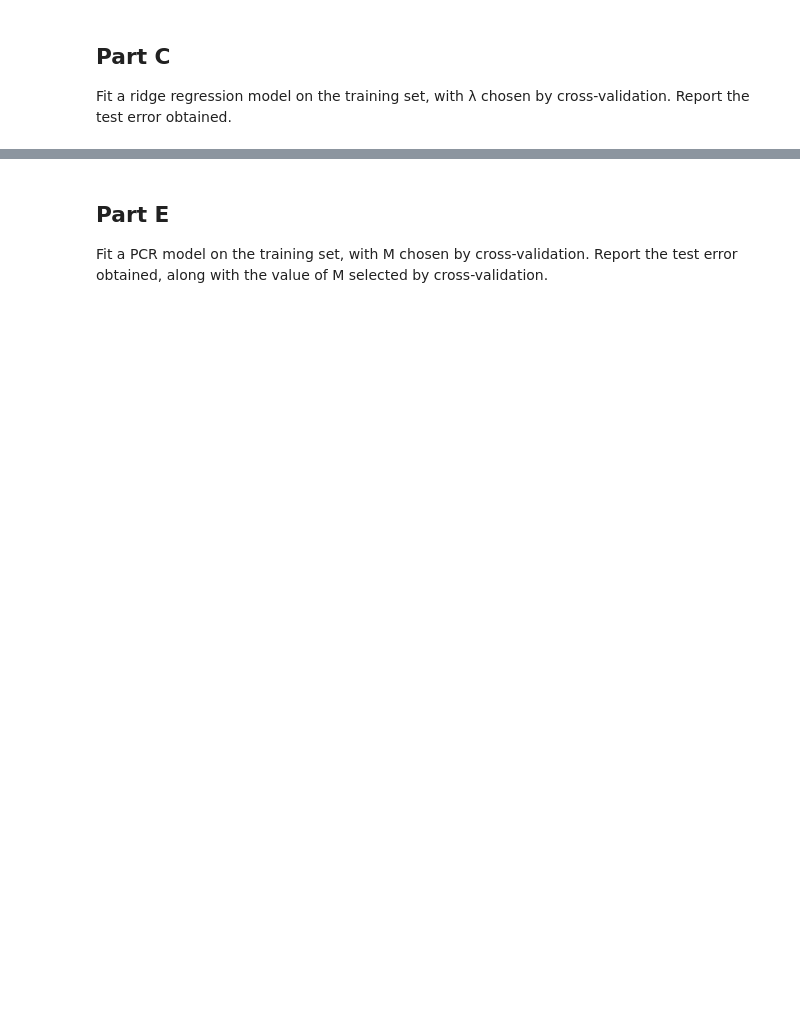
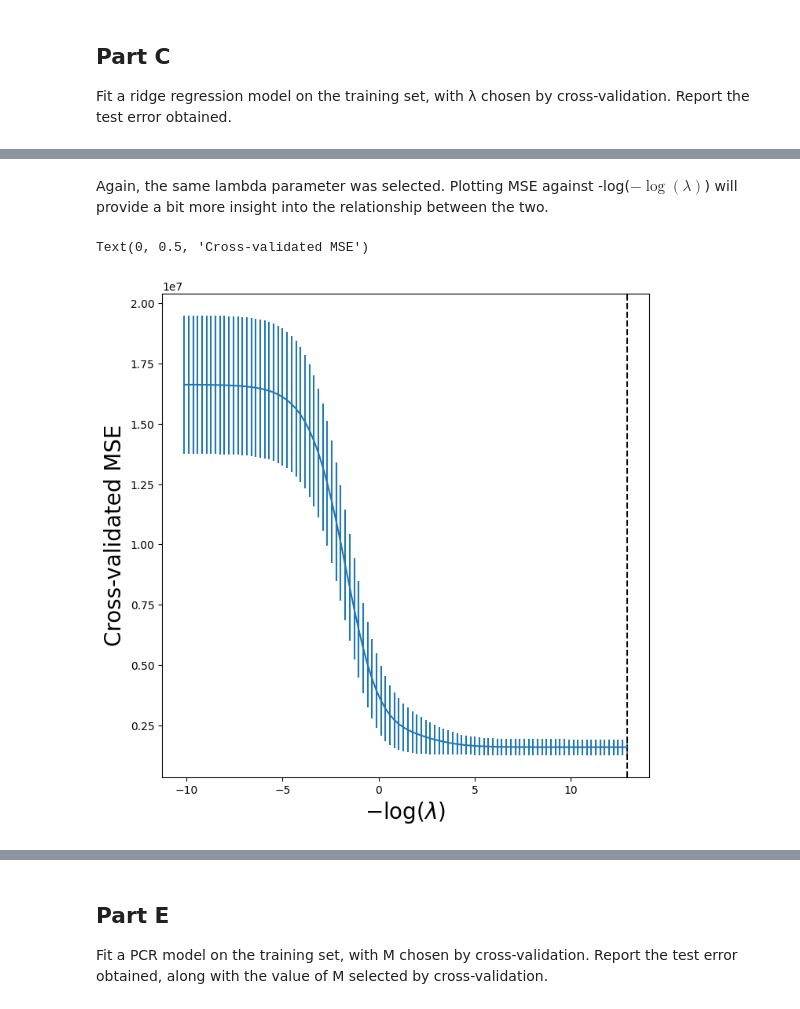
Before and after one commit to rcwaterman/DSE6111, a Jupyter notebook: Module_5/Chapter_6_Exercises/Chapter_6_Exercises.ipynb, the cells around one changed output, grey strips where cells are left out. Drawn from its saved outputs; the diff is of its cells as text; code cells hidden in the pictures; blank space fills up the shorter version.

```diff
--- a/Module_5/Chapter_6_Exercises/Chapter_6_Exercises.ipynb
+++ b/Module_5/Chapter_6_Exercises/Chapter_6_Exercises.ipynb
@@ -52,0 +416,5 @@ Fit a ridge regression model on the training set, with λ chosen by cross-valida
+# %%
+K = 5
+kfold = skm.KFold(K,
+                random_state=0,
+                shuffle=True)
@@ -52,0 +434,14 @@ Fit a ridge regression model on the training set, with λ chosen by cross-valida
+# %% [markdown]
+Again, the same lambda parameter was selected. Plotting MSE against -log($-\log(\lambda)$) will provide a bit more insight into the relationship between the two.
+# %%
+ridge_fig, ax = plt.subplots(figsize=(8,8))
+ax.errorbar(-np.log(lambdas),
+            -grid.cv_results_['mean_test_score'],
+            yerr=grid.cv_results_['std_test_score'] / np.sqrt(K))
+
+ax.axvline(-np.log(lambdas[mse_scores[min(mse_scores.keys())]]), c='k', ls= '--')
+ax.set_xlabel('$-\log(\lambda)$', fontsize=20)
+ax.set_ylabel('Cross-validated MSE', fontsize=20)
+# %% [output]
+Text(0, 0.5, 'Cross-validated MSE')
+[figure, added]
```
Also changed, not shown: parts of 85 cells of this notebook, 7 other files.
